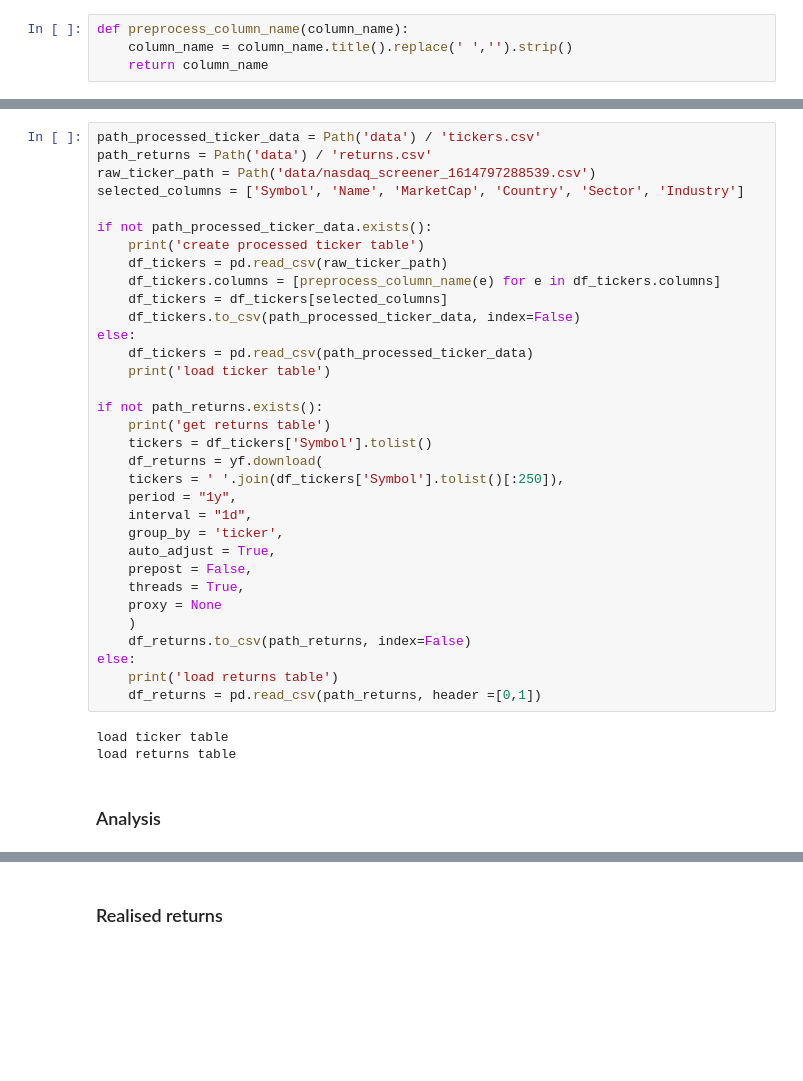
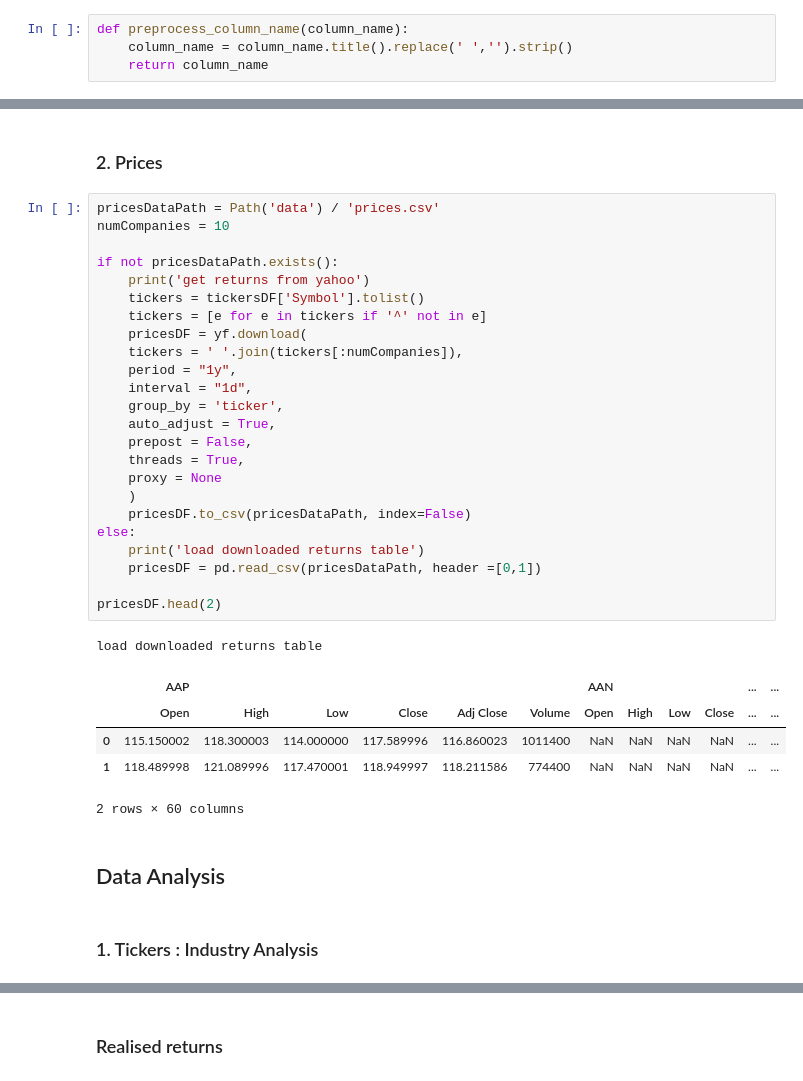
Before and after one commit to BartMelman/EfficientFrontier, a Jupyter notebook: main.ipynb, the cells around one changed output, grey strips where cells are left out. Cells and saved outputs as stored; diff of their text form; blank space fills up the shorter version.

```diff
--- a/main.ipynb
+++ b/main.ipynb
@@ -56,40 +79,39 @@ def preprocess_column_name(column_name):
+# %% [markdown]
+### 2. Prices
 # %%
-path_processed_ticker_data = Path('data') / 'tickers.csv'
-path_returns = Path('data') / 'returns.csv'
-raw_ticker_path = Path('data/nasdaq_screener_1614797288539.csv')
-selected_columns = ['Symbol', 'Name', 'MarketCap', 'Country', 'Sector', 'Industry']
+pricesDataPath = Path('data') / 'prices.csv'
+numCompanies = 10
 
-if not path_processed_ticker_data.exists():
-    print('create processed ticker table')
-    df_tickers = pd.read_csv(raw_ticker_path)
-    df_tickers.columns = [preprocess_column_name(e) for e in df_tickers.columns]
-    df_tickers = df_tickers[selected_columns]
-    df_tickers.to_csv(path_processed_ticker_data, index=False)
-else:
-    df_tickers = pd.read_csv(path_processed_ticker_data)
-    print('load ticker table')
-
-if not path_returns.exists():
-    print('get returns table')
-    tickers = df_tickers['Symbol'].tolist()
-    df_returns = yf.download(
-    tickers = ' '.join(df_tickers['Symbol'].tolist()[:250]),
+if not pricesDataPath.exists():
+    print('get returns from yahoo')
+    tickers = tickersDF['Symbol'].tolist()
+    tickers = [e for e in tickers if '^' not in e]
+    pricesDF = yf.download(
+    tickers = ' '.join(tickers[:numCompanies]),
     period = "1y",
     interval = "1d",
     group_by = 'ticker',
     auto_adjust = True,
     prepost = False,
     threads = True,
     proxy = None
     )
-    df_returns.to_csv(path_returns, index=False)
+    pricesDF.to_csv(pricesDataPath, index=False)
 else:
-    print('load returns table')
-    df_returns = pd.read_csv(path_returns, header =[0,1])
+    print('load downloaded returns table')
+    pricesDF = pd.read_csv(pricesDataPath, header =[0,1])
+
+pricesDF.head(2)
 # %% [output]
-load ticker table
-load returns table
+load downloaded returns table
+|  | AAP |  |  |  |  |  | AAN |  |  |  | ... | ... |
+|  | Open | High | Low | Close | Adj Close | Volume | Open | High | Low | Close | ... | ... |
+| 0 | 115.150002 | 118.300003 | 114.000000 | 117.589996 | 116.860023 | 1011400 | NaN | NaN | NaN | NaN | ... | ... |
+| 1 | 118.489998 | 121.089996 | 117.470001 | 118.949997 | 118.211586 | 774400 | NaN | NaN | NaN | NaN | ... | ... |
+2 rows × 60 columns
 # %% [markdown]
-### Analysis
+## Data Analysis
+# %% [markdown]
+### 1. Tickers : Industry Analysis
 # %%
 print(f"""
```
Also changed, not shown: parts of 23 cells of this notebook, 1 other file.
